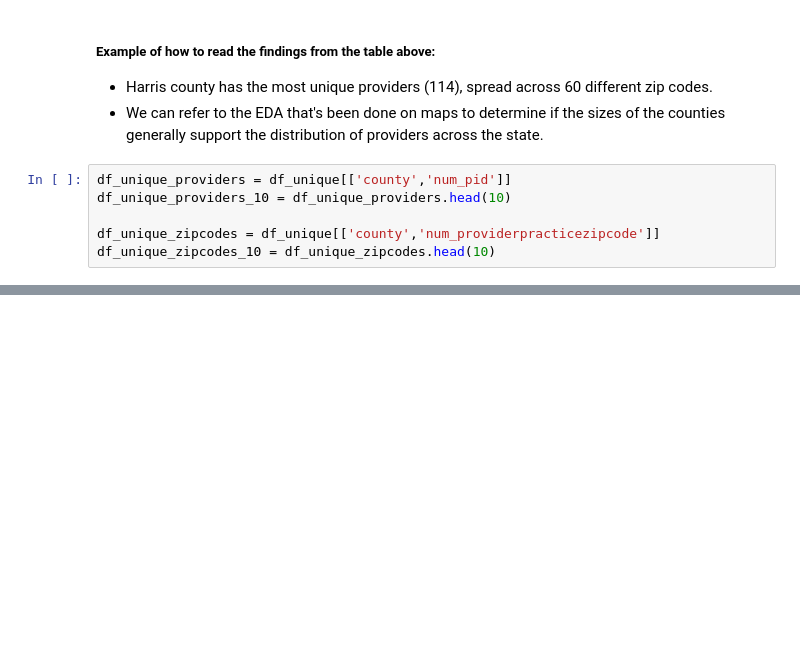
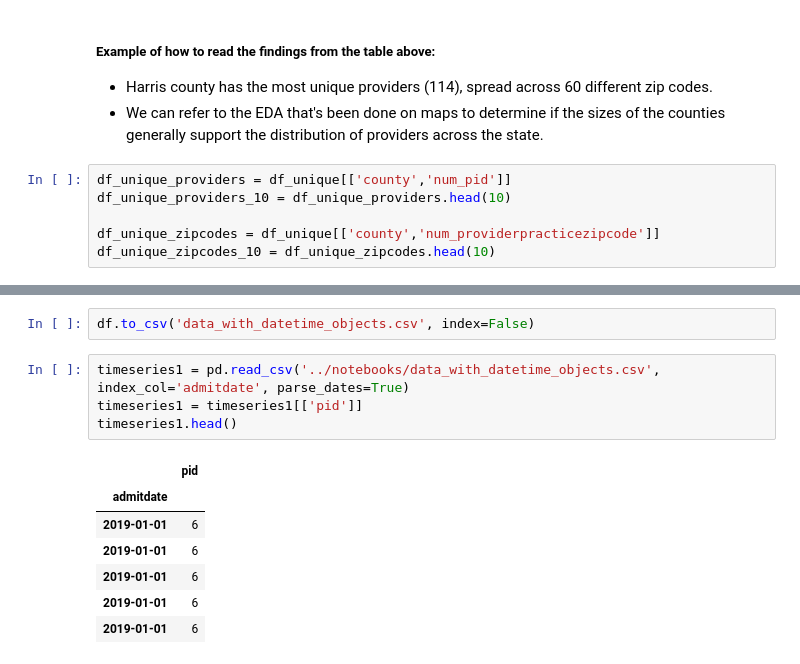
Before and after one commit to alfredprah/ds_case_team_5, a Jupyter notebook: notebooks/eda_on_updated_data.ipynb, the cells around one changed output, grey strips where cells are left out. Saved outputs shown, nothing was run; the diff lists cells and outputs as text; blank space fills up the shorter version.

```diff
--- a/notebooks/eda_on_updated_data.ipynb
+++ b/notebooks/eda_on_updated_data.ipynb
@@ -145,0 +175,14 @@ df_unique_zipcodes_10 = df_unique_zipcodes.head(10)
+# %%
+df.to_csv('data_with_datetime_objects.csv', index=False)
+# %%
+timeseries1 = pd.read_csv('../notebooks/data_with_datetime_objects.csv', index_col='admitdate', parse_dates=True)
+timeseries1 = timeseries1[['pid']]
+timeseries1.head()
+# %% [output]
+|  | pid |
+| admitdate |  |
+| 2019-01-01 | 6 |
+| 2019-01-01 | 6 |
+| 2019-01-01 | 6 |
+| 2019-01-01 | 6 |
+| 2019-01-01 | 6 |
```
Also changed, not shown: parts of 5 cells of this notebook.
